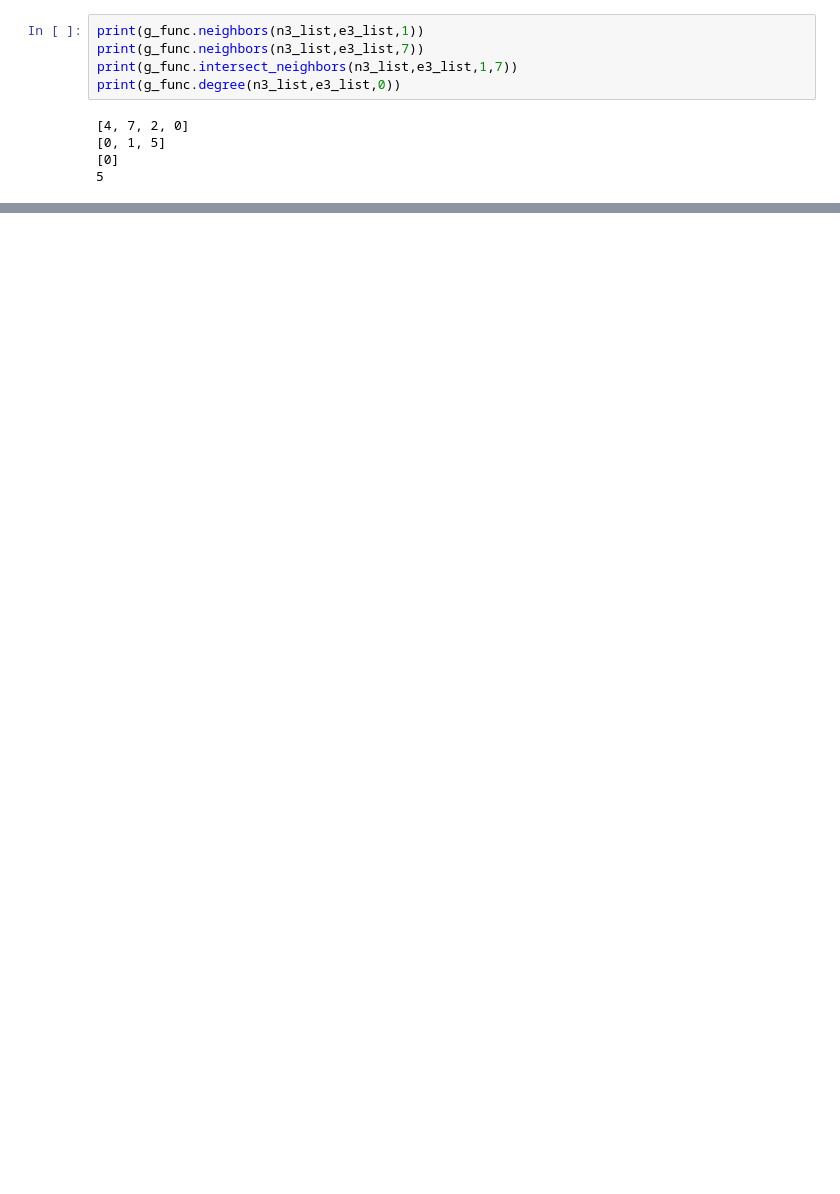
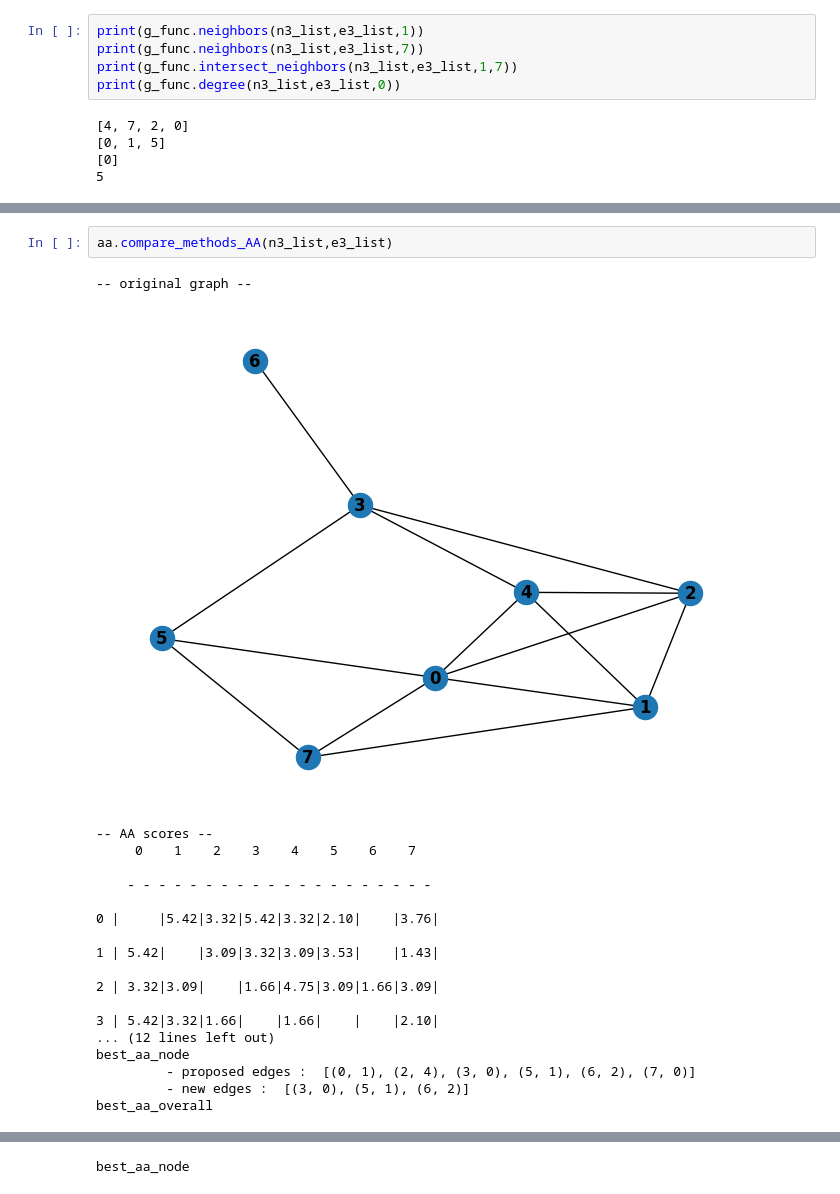
Before and after one commit to Ploenypp/PPI-L3, a Jupyter notebook: CN_RA_AA_implement.ipynb, the cells around one changed output, grey strips where cells are left out. Saved outputs shown, nothing was run; the diff lists cells and outputs as text; blank space fills up the shorter version.

```diff
--- a/CN_RA_AA_implement.ipynb
+++ b/CN_RA_AA_implement.ipynb
@@ -421,0 +472,22 @@ RA scores
+# %%
+aa.compare_methods_AA(n3_list,e3_list)
+# %% [output]
+-- original graph --
+[figure, added]
+-- AA scores --
+     0    1    2    3    4    5    6    7
+
+    - - - - - - - - - - - - - - - - - - - -
+
+0 |     |5.42|3.32|5.42|3.32|2.10|    |3.76|
+
+1 | 5.42|    |3.09|3.32|3.09|3.53|    |1.43|
+
+2 | 3.32|3.09|    |1.66|4.75|3.09|1.66|3.09|
+
+3 | 5.42|3.32|1.66|    |1.66|    |    |2.10|
+... (12 lines left out)
+best_aa_node
+         - proposed edges :  [(0, 1), (2, 4), (3, 0), (5, 1), (6, 2), (7, 0)]
+         - new edges :  [(3, 0), (5, 1), (6, 2)]
+best_aa_overall
@@ -421,0 +495 @@ RA scores
+best_aa_node
```
Also changed, not shown: parts of 12 cells of this notebook.
